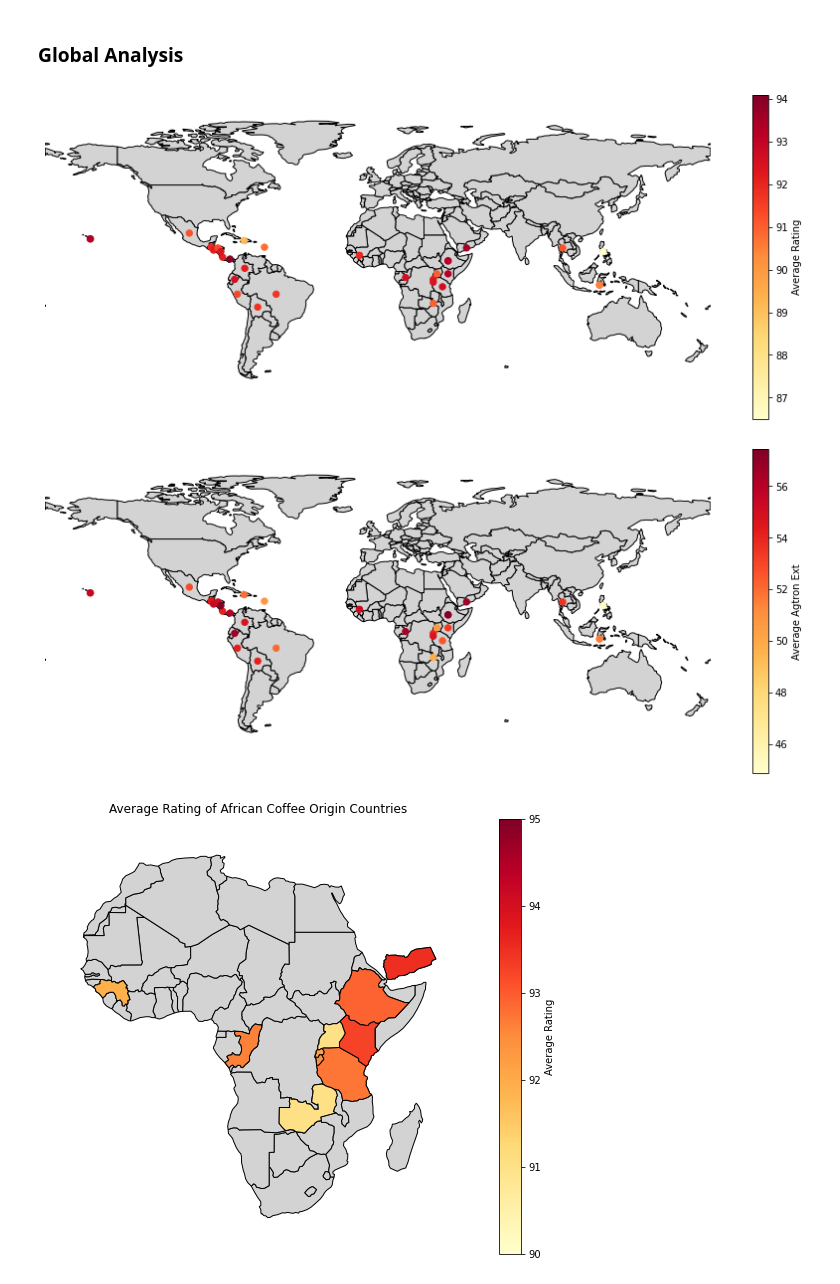
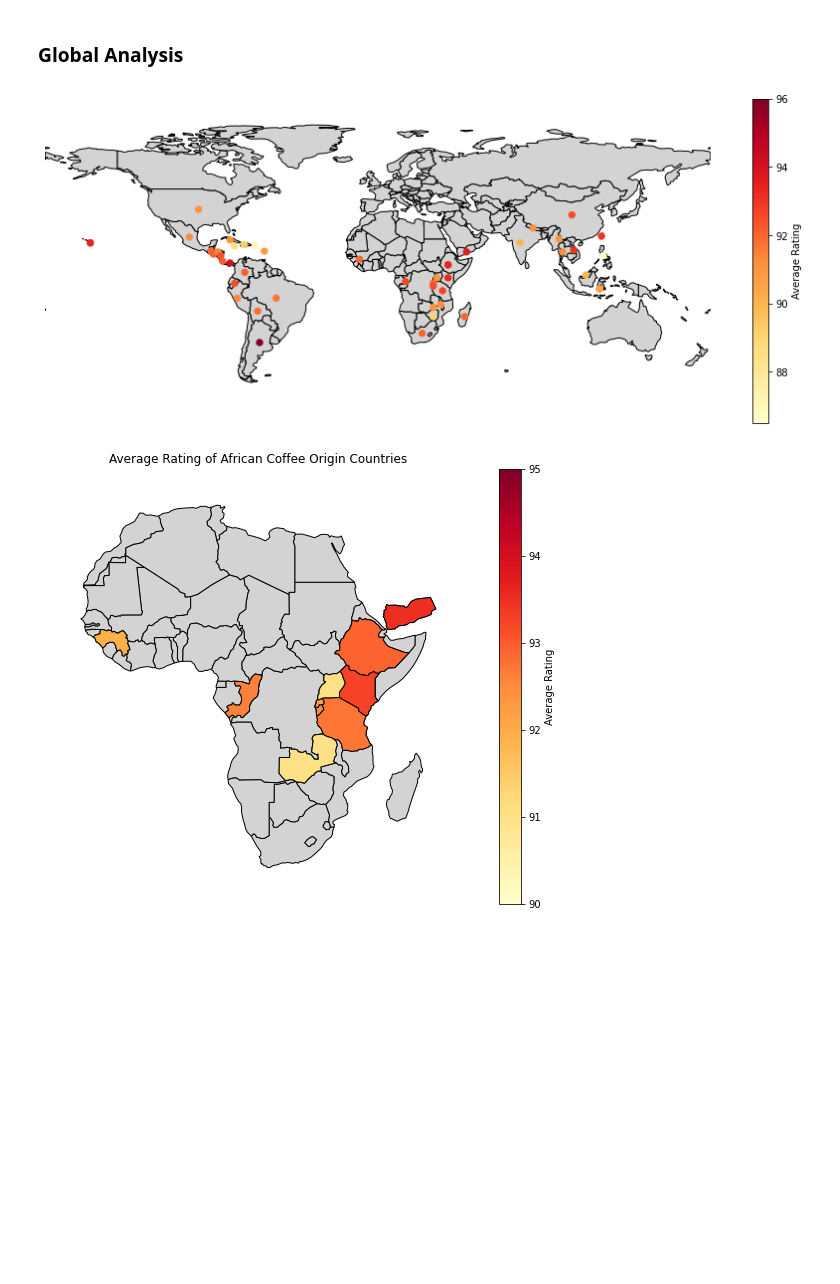
Before and after one commit to jareyc/Coffee-Project, a Jupyter notebook: dejabrew.ipynb, the cells around one changed output. Saved outputs shown, nothing was run; the diff lists cells and outputs as text; code cells hidden in the pictures; blank space fills up the shorter version.

```diff
--- a/dejabrew.ipynb
+++ b/dejabrew.ipynb
@@ -523,38 +523,32 @@ topN
 # %%
 # World map plot
 
 # Collecting all coffee origin countries and putting characteristics into a dataframe
 origins_df = pd.DataFrame()
 
 countries = coffee_df["Coffee Origin"].value_counts().index.tolist()
 
 for country in countries:
     country_df = coffee_df[coffee_df["Coffee Origin"] == country]
     lat = latlong_df[latlong_df.Country == country].Latitude.values[0]
     long = latlong_df[latlong_df.Country == country].Longitude.values[0]
 
     country_dict = {"Country":country, "Count":len(country_df.index),"Average Rating":country_df.Rating.mean(), "Average Agtron Ext": country_df["Agtron Ext"].mean(), "Average Dollars/Oz":country_df["DollarsPerOz"].mean(), "Mean Value": country_df["Value"].mean(), "Latitude": lat, "Longitude": long}
     origins_df = origins_df.append(country_dict, ignore_index=True)
 
 fig, ax = plt.subplots(figsize=(15,6))
 countries = gpd.read_file(
                gpd.datasets.get_path("naturalearth_lowres"))
 countries = countries[countries.name != "Antarctica"]
 
 geoplot.polyplot(countries,facecolor='lightgray', ax=ax)
 
 # Filter out countries that have less than 5 reviews from there
-origins_df_filt = origins_df[origins_df["Count"] >= 5]
+origins_df_filt = origins_df[origins_df["Count"] >= 10]
 
-origins_df_filt.plot(x="Longitude", y="Latitude", s=40,kind="scatter", c="Average Rating", ax=ax, cmap="YlOrRd");
-
-fig2, ax2 = plt.subplots(figsize=(15,6))
-
-geoplot.polyplot(countries,facecolor='lightgray', ax=ax2)
-origins_df_filt.plot(x="Longitude", y="Latitude", s=40,kind="scatter", c="Average Agtron Ext", ax=ax2, cmap="YlOrRd");
+origins_df.plot(x="Longitude", y="Latitude", s=40,kind="scatter", c="Average Rating", ax=ax, cmap="YlOrRd");
 # %% [output]
-[figure, old version]
+[figure, new version]
-[figure, removed]
 # %%
 # Africa plot
 fig, ax = plt.subplots(figsize=(10,8))
```
Also changed, not shown: parts of 34 cells of this notebook.
